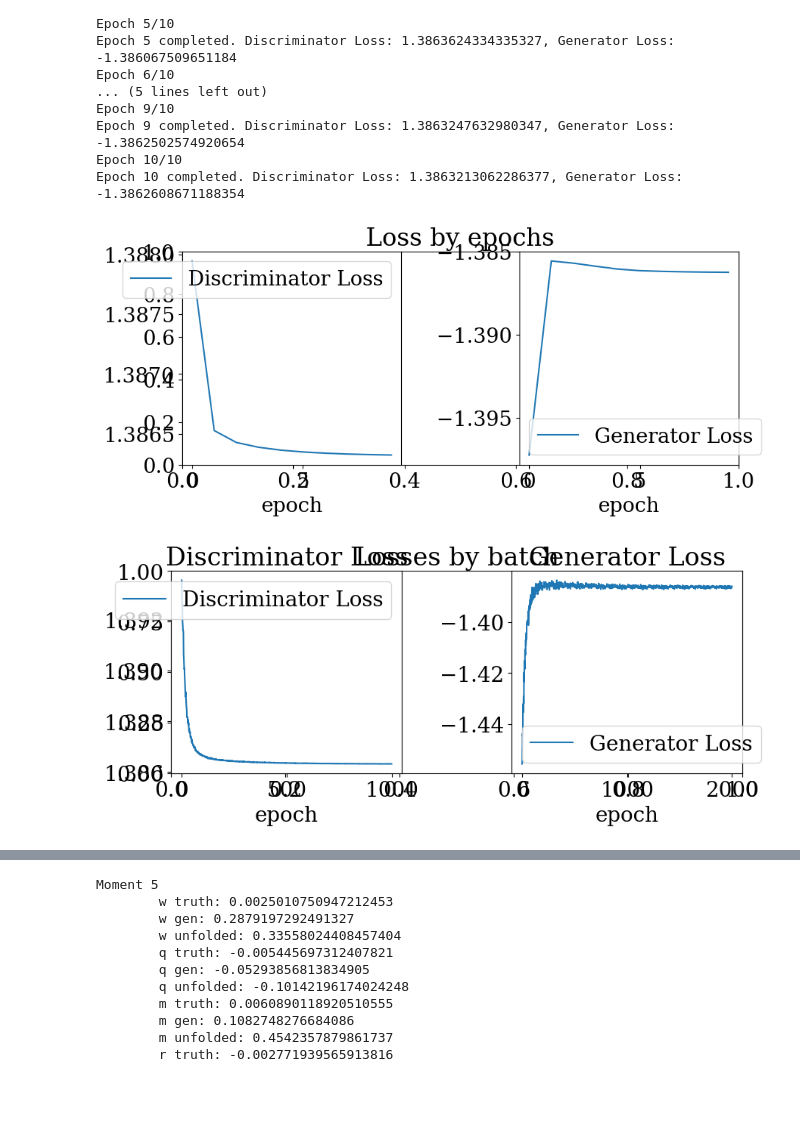
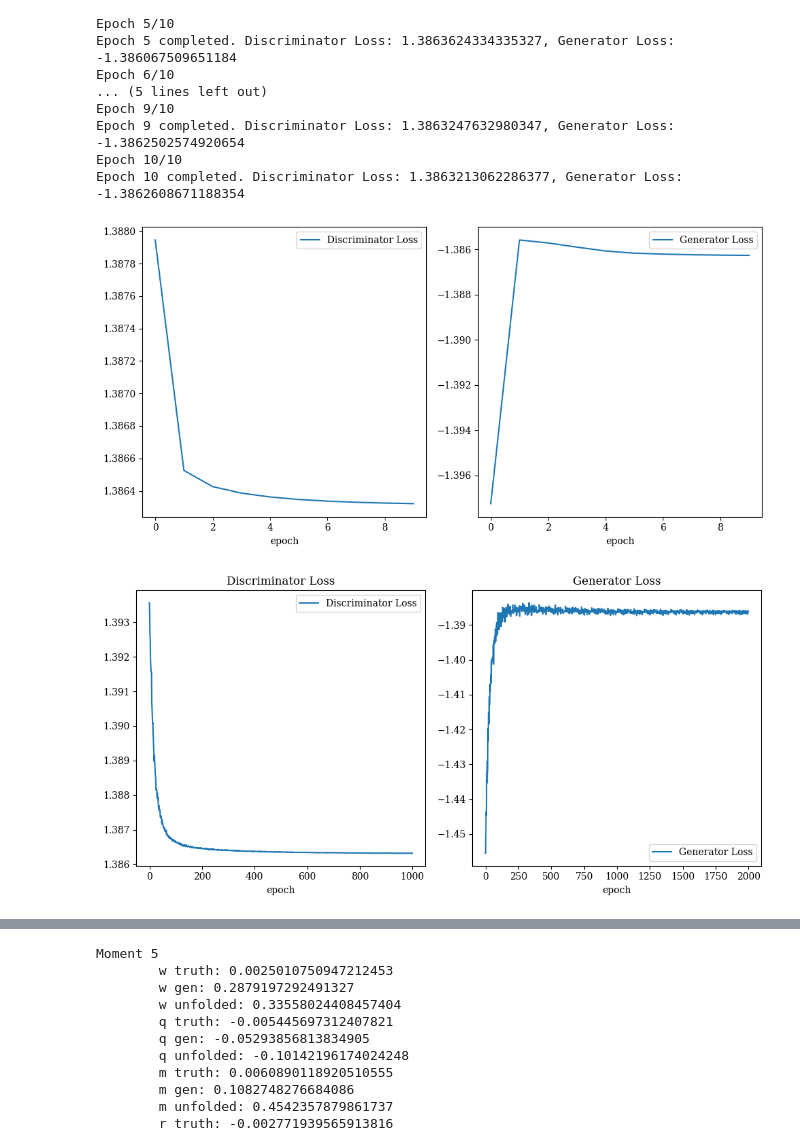
Before and after one commit to krishdesai7/InfiniteUnfolding, a Jupyter notebook: SixVar.ipynb, the cells around one changed output, grey strips where cells are left out. Drawn from its saved outputs; the diff is of its cells as text; code cells hidden in the pictures; blank space fills up the shorter version.

```diff
--- a/SixVar.ipynb
+++ b/SixVar.ipynb
@@ -22,7 +22,7 @@ Memory growth set to True
 # %%
 import numpy as np
 import matplotlib.pyplot as plt
-plt.rc('font', size=20)
+plt.rc('font', size=10)
 plt.rcParams["font.family"] = "serif"
 
 import tensorflow.keras.backend as K
@@ -241,27 +241,27 @@ Epoch 10/10
 Epoch 10 completed. Discriminator Loss: 1.3863213062286377, Generator Loss: -1.3862608671188354
 # %%
 plt.figure(figsize=(10, 5))
-plt.title('Loss by epochs')
+#plt.title('Loss by epochs')
 
 # Discriminator Loss
 plt.subplot(1, 2, 1)
 plt.plot(disc_loss_avg, label='Discriminator Loss')
 plt.xlabel('epoch')
 plt.legend()
 
 # Generator Loss
 plt.subplot(1, 2, 2)
 plt.plot(gen_loss_avg, label='Generator Loss')
 plt.xlabel('epoch')
 plt.legend()
 
 plt.tight_layout()
 plt.show()
 # %% [output]
-[figure, old version]
+[figure, new version]
 # %%
 plt.figure(figsize=(10, 5))
-plt.title("Losses by batch")
+#plt.title("Losses by batch")
 
 # Discriminator Loss
 plt.subplot(1, 2, 1)
@@ -280,7 +280,7 @@ plt.legend()
 plt.tight_layout()
 plt.show()
 # %% [output]
-[figure, old version]
+[figure, new version]
 # %%
 #Now apply the generator to x_true_alt, to get the weights at truth level
 weights = model_generator.predict(X_test_truth[Y_test==0])
```
Also changed, not shown: parts of 3 cells of this notebook.
